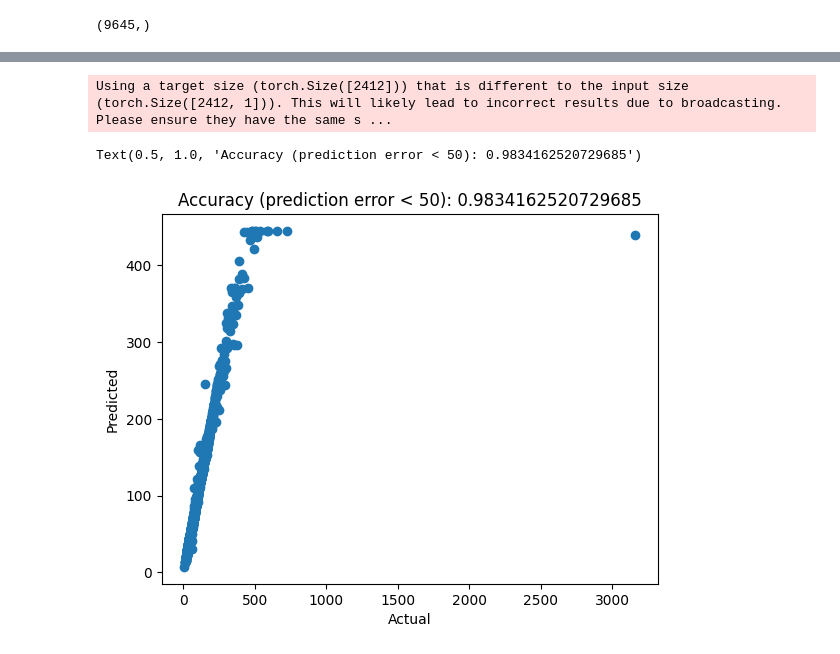
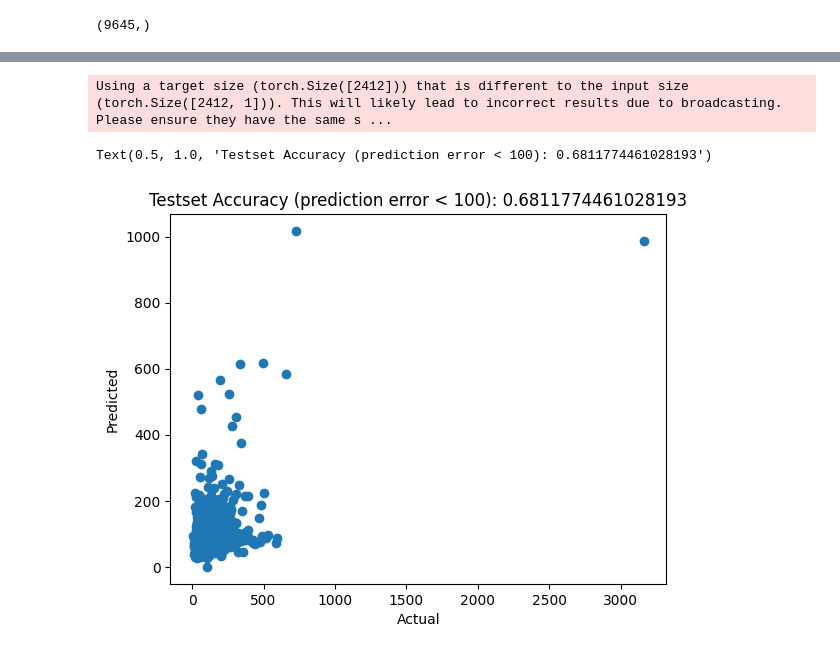
Before and after one commit to NotRithik/Mitochondrial-Function-Prediction, a Jupyter notebook: MLV0.ipynb, the cells around one changed output, grey strips where cells are left out. Cells and saved outputs as stored; diff of their text form; code cells hidden in the pictures.

```diff
--- a/MLV0.ipynb
+++ b/MLV0.ipynb
@@ -161,13 +161,6 @@ if(USE_NEW_FEATURES):
                 'pixel_intensity',
                 'pixel_intensity_488'], axis=1)
 
-
-    xlabels = X.columns
-    with open("training_feature_list_excl_angles_and_edges.txt", "w") as file:
-        for thing in xlabels:
-            if "Angle" not in thing and "edge" not in thing:
-                file.write(thing + "\n")
-
     # columns_with_NaN = sample_data.columns.to_series()[sample_data.apply(lambda x: np.isnan(x).any())]
     # if(len(columns_with_NaN) > 0):
     #     print(columns_with_NaN.values)
@@ -407,8 +400,8 @@ output_data.to_csv("./imageNames_ratios_train.csv", index=False)
 
 
 # drop from X_test and X_train
-X_test = X_test.drop(columns=['file_name', 'image_name'], axis=1)
-X_train = X_train.drop(columns=['file_name', 'image_name'], axis=1)
+X_test = X_test.drop(columns=['file_name', 'image_name', 'cc_pixel_intensity_405_488_ratio'], axis=1)
+X_train = X_train.drop(columns=['file_name', 'image_name', 'cc_pixel_intensity_405_488_ratio'], axis=1)
 
 
 temp_df = pd.concat([X_test, X_train])
@@ -524,6 +523,6 @@ print(y_train.values.shape)
 (9645,)
 # %%
 if(not LOAD_MLP_MODEL):
-    train_mlp_regressor(mlp_regressor, optimizer, epochs=700, batch_size=500, X_train=X_train.values if isinstance(X_train, pd.DataFrame) else X_train, Y_train=np.array(y_train).reshape(-1, 1))
+    train_mlp_regressor(mlp_regressor, optimizer, epochs=7000, batch_size=500, X_train=X_train.values if isinstance(X_train, pd.DataFrame) else X_train, Y_train=np.array(y_train).reshape(-1, 1))
 # Interrupt this cell whenever it feels like this model has trained enough
 # %% [output]
@@ -562,5 +581,5 @@ accuracy = calculate_accuracy(y_test, y_pred_mlp, rounding)
 
 plt.xlabel('Actual')
 plt.ylabel('Predicted')
-plt.title('Accuracy (prediction error < {}): {}'.format(rounding, accuracy))
+plt.title('Testset Accuracy (prediction error < {}): {}'.format(rounding, accuracy))
 # %% [output]
@@ -568,6 +587,6 @@ Loss: 70.2022
 Using a target size (torch.Size([2412])) that is different to the input size (torch.Size([2412, 1])). This will likely lead to incorrect results due to broadcasting. Please ensure they have the same s ...
-Text(0.5, 1.0, 'Accuracy (prediction error < 50): 0.9834162520729685')
+Text(0.5, 1.0, 'Testset Accuracy (prediction error < 100): 0.6811774461028193')
-[figure, old version]
+[figure, new version]
 # %%
 plot_error_frequency(y_pred_mlp, y_test, 'MLP', rounding)
 # %% [output]
```
Also changed, not shown: parts of 7 cells of this notebook, 2 other files.
